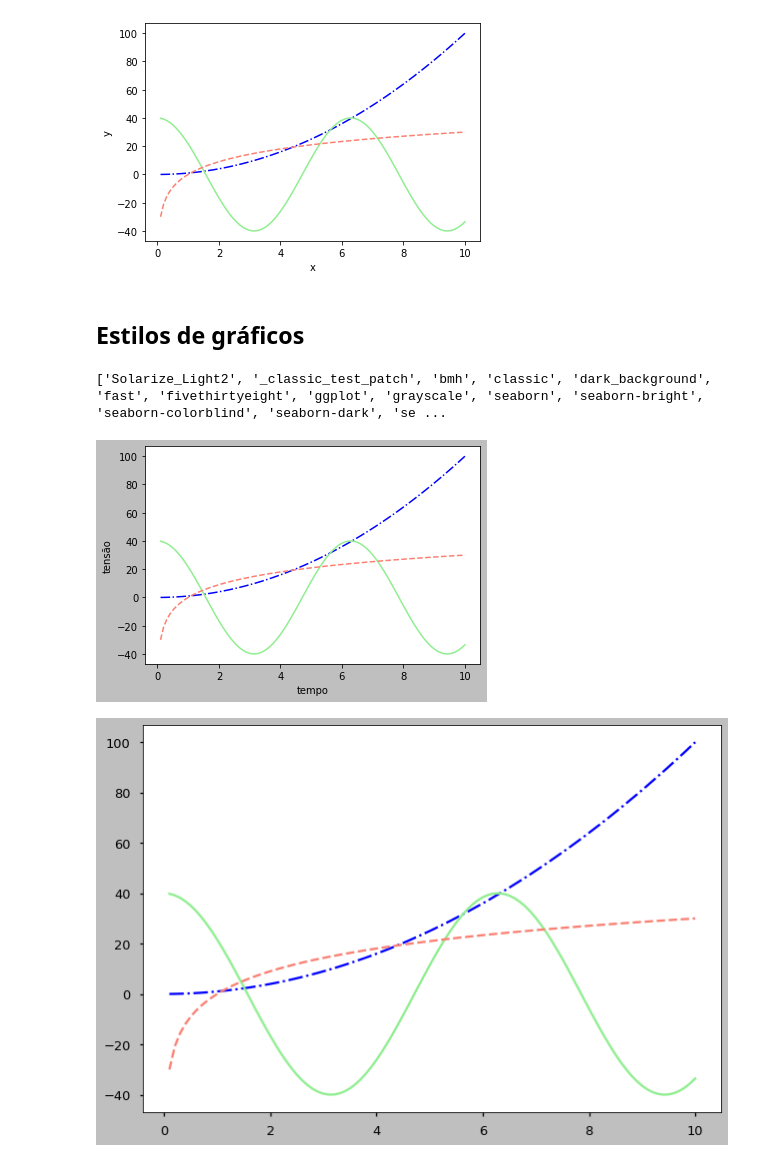
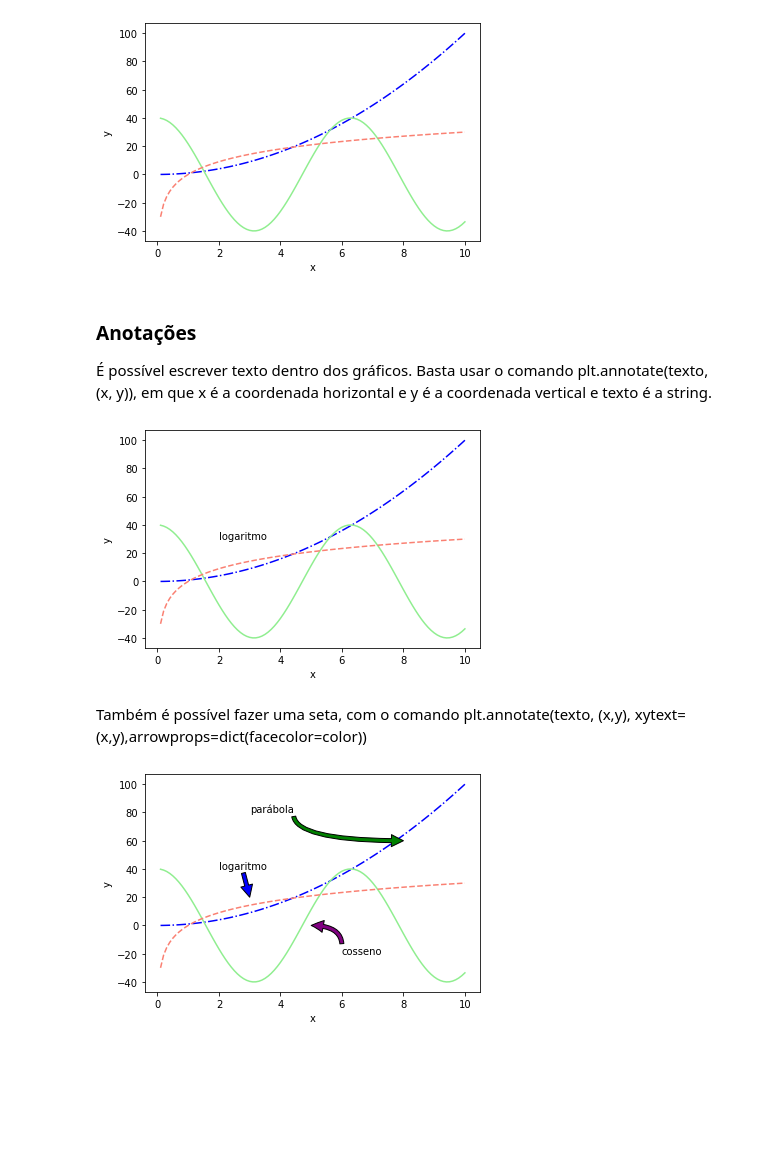
Before and after one commit to rnwatanabe/BasesComputacionais2021, a Jupyter notebook: aula3/RepresentaçãoGraficaDeFunções.ipynb, the cells around one changed output. Drawn from its saved outputs; the diff is of its cells as text; code cells hidden in the pictures; blank space fills up the shorter version.

```diff
--- a/aula3/RepresentaçãoGraficaDeFunções.ipynb
+++ b/aula3/RepresentaçãoGraficaDeFunções.ipynb
@@ -290,29 +112,36 @@ plt.ylabel('y')
 plt.show()
 # %% [output]
 [figure]
-# %% [markdown]
-## Estilos de gráficos
-# %%
-print(plt.style.available)
-# %% [output]
-['Solarize_Light2', '_classic_test_patch', 'bmh', 'classic', 'dark_background', 'fast', 'fivethirtyeight', 'ggplot', 'grayscale', 'seaborn', 'seaborn-bright', 'seaborn-colorblind', 'seaborn-dark', 'se ...
+# %% [markdown]
+### Anotações
+
+É possível escrever texto dentro dos gráficos. Basta usar o comando plt.annotate(texto, (x, y)), em que x é a coordenada horizontal e y é a coordenada vertical e texto é a string.
 # %%
-plt.style.use('grayscale')
 plt.figure()
 plt.plot(x, y, color = 'blue', linestyle = '-.')
 plt.plot(x, z, color = 'lightgreen', linestyle = '-')
 plt.plot(x, w, color = 'salmon', linestyle = '--')
-plt.xlabel('tempo')
-plt.ylabel('tensão')
+plt.annotate('logaritmo',(2, 30))
+plt.xlabel('x')
+plt.ylabel('y')
 plt.show()
 # %% [output]
-[figure, old version]
+[figure, new version]
+# %% [markdown]
+Também é possível fazer uma seta, com o comando plt.annotate(texto, (x,y), xytext=(x,y),arrowprops=dict(facecolor=color))
 # %%
-plt.style.use('seaborn-talk')
 plt.figure()
 plt.plot(x, y, color = 'blue', linestyle = '-.')
 plt.plot(x, z, color = 'lightgreen', linestyle = '-')
 plt.plot(x, w, color = 'salmon', linestyle = '--')
+plt.annotate('logaritmo',(3, 20), xytext=(2,40),
+             arrowprops=dict(facecolor='blue'))
+plt.annotate('parábola',(8, 60), xytext=(3,80),
+             arrowprops=dict(facecolor='green', connectionstyle='Angle3'))
+plt.annotate('cosseno',(5, 0), xytext=(6,-20),
+             arrowprops=dict(facecolor='purple', connectionstyle='Angle3'))
+plt.xlabel('x')
+plt.ylabel('y')
 plt.show()
 # %% [output]
-[figure, old version]
+[figure, new version]
```
Also changed, not shown: parts of 47 cells of this notebook, 1 other file.
